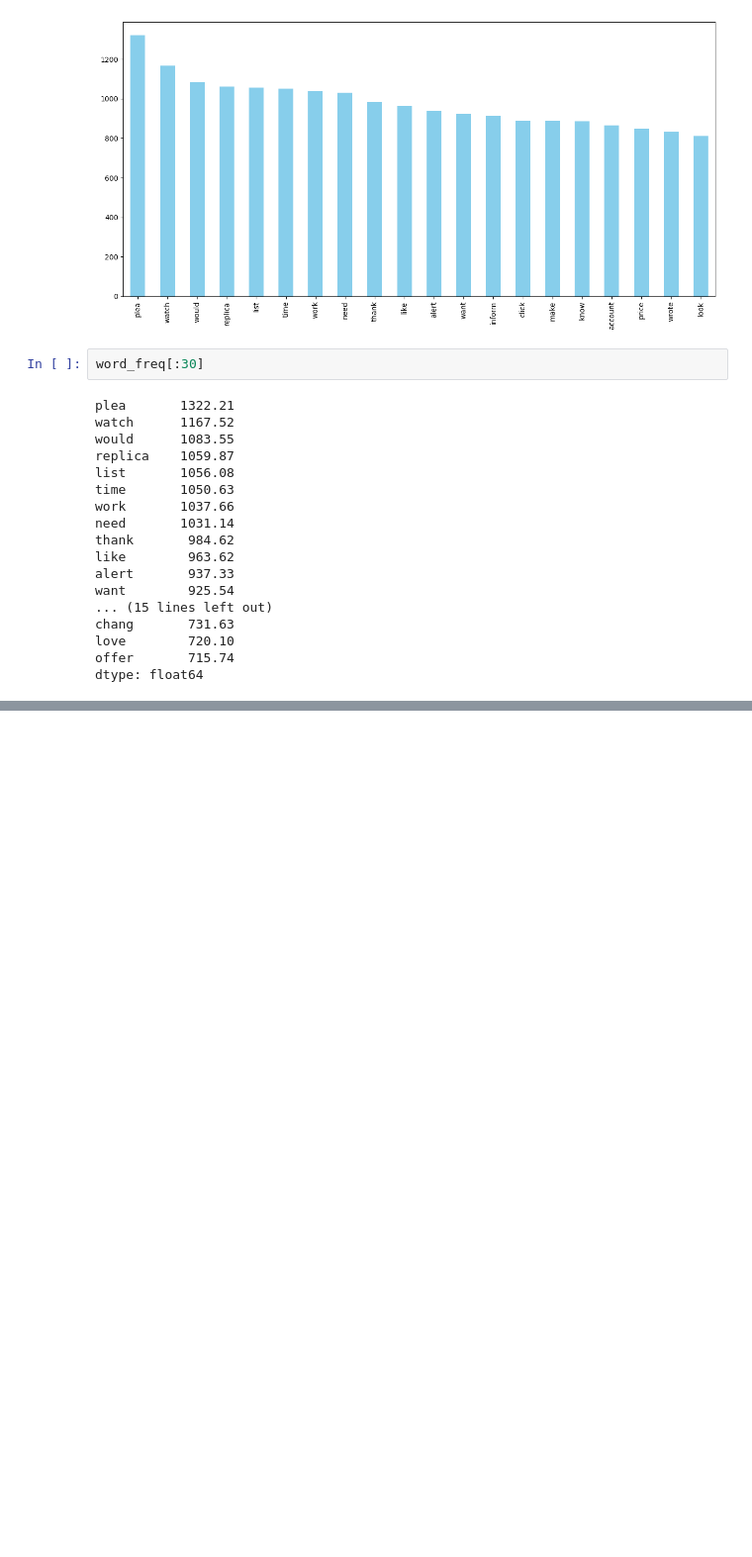
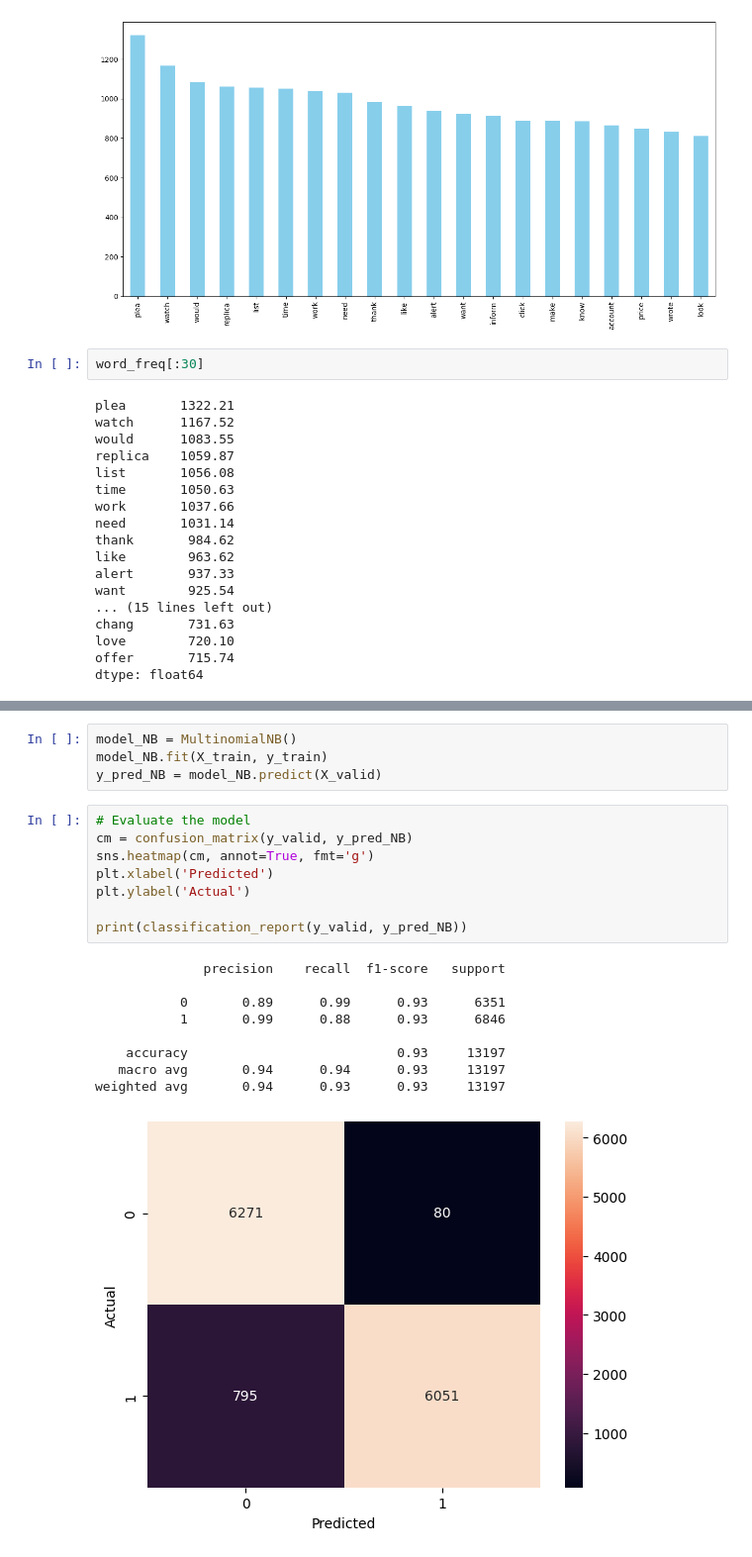
Before and after one commit to andresdlRoca/Guardian_Virtual, a Jupyter notebook: scripts/dev/message_detection.ipynb, the cells around one changed output, grey strips where cells are left out. Shown at 99% size. Drawn from its saved outputs; the diff is of its cells as text; blank space fills up the shorter version.

```diff
--- a/scripts/dev/message_detection.ipynb
+++ b/scripts/dev/message_detection.ipynb
@@ -396,0 +455,22 @@ dtype: float64
+# %%
+model_NB = MultinomialNB()
+model_NB.fit(X_train, y_train)
+y_pred_NB = model_NB.predict(X_valid)
+# %%
+# Evaluate the model
+cm = confusion_matrix(y_valid, y_pred_NB)
+sns.heatmap(cm, annot=True, fmt='g')
+plt.xlabel('Predicted')
+plt.ylabel('Actual')
+
+print(classification_report(y_valid, y_pred_NB))
+# %% [output]
+              precision    recall  f1-score   support
+
+           0       0.89      0.99      0.93      6351
+           1       0.99      0.88      0.93      6846
+
+    accuracy                           0.93     13197
+   macro avg       0.94      0.94      0.93     13197
+weighted avg       0.94      0.93      0.93     13197
+[figure, added]
```
Also changed, not shown: parts of 14 cells of this notebook.
